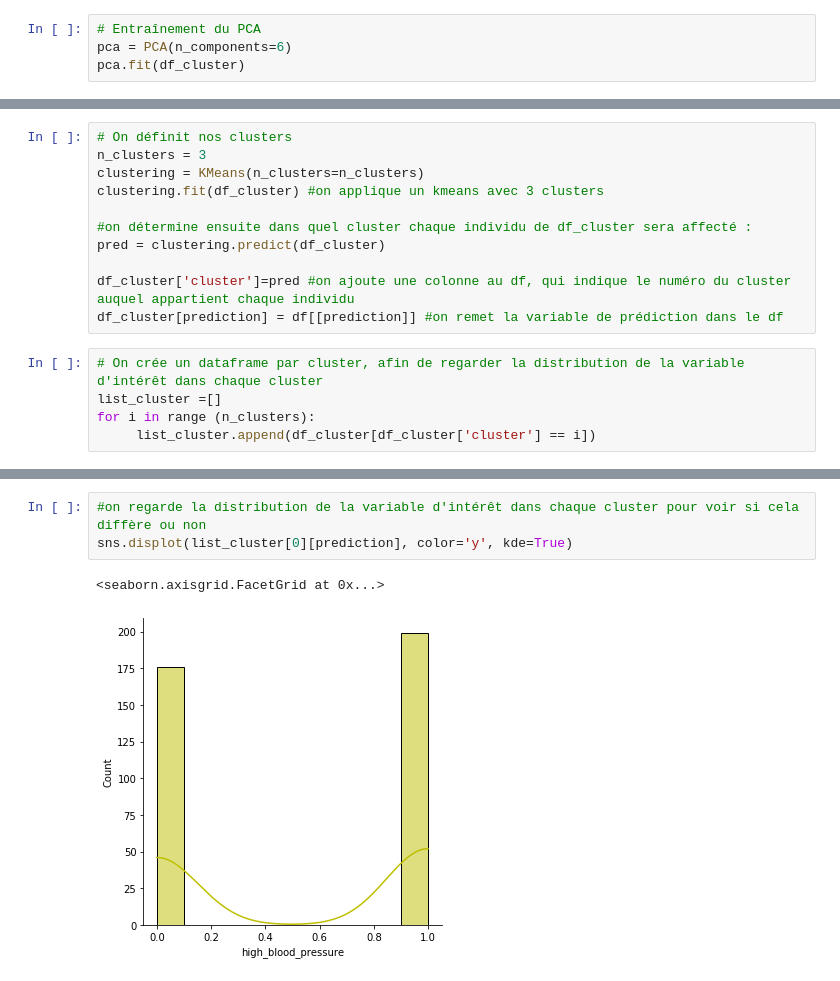
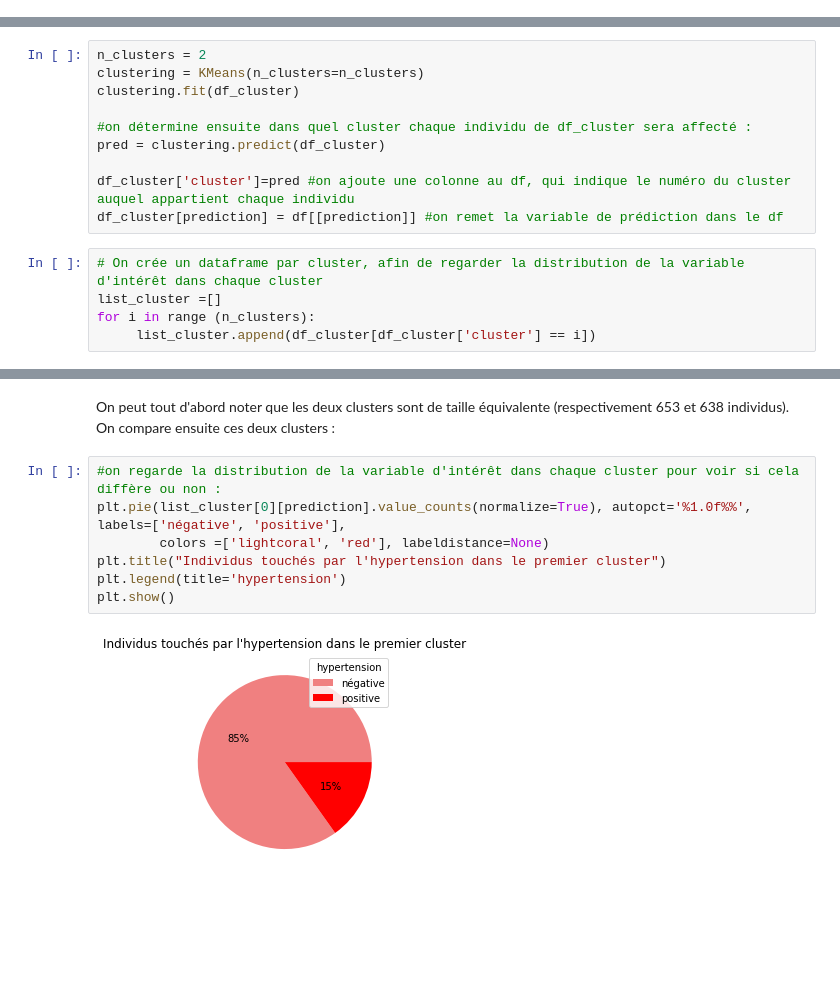
Before and after one commit to pmongruel/projet_python_2A, a Jupyter notebook: clustering.ipynb, the cells around one changed output, grey strips where cells are left out. Cells and saved outputs as stored; diff of their text form; blank space fills up the shorter version.

Commit message:
clustering

```diff
--- a/clustering.ipynb
+++ b/clustering.ipynb
@@ -33,4 +35,0 @@ df_cluster
-# %%
-# Entraînement du PCA
-pca = PCA(n_components=6)
-pca.fit(df_cluster)
@@ -81,8 +70,7 @@ Coefficient de silhouette: 0.12068160754312285
 # %%
-# On définit nos clusters
-n_clusters = 3
+n_clusters = 2
 clustering = KMeans(n_clusters=n_clusters)
-clustering.fit(df_cluster) #on applique un kmeans avec 3 clusters
+clustering.fit(df_cluster)
 
 #on détermine ensuite dans quel cluster chaque individu de df_cluster sera affecté :
 pred = clustering.predict(df_cluster)
@@ -145,6 +117,12 @@ list_cluster[2]
+# %% [markdown]
+On peut tout d'abord noter que les deux clusters sont de taille équivalente (respectivement 653 et 638 individus).
+On compare ensuite ces deux clusters :
 # %%
-#on regarde la distribution de la variable d'intérêt dans chaque cluster pour voir si cela diffère ou non
-sns.displot(list_cluster[0][prediction], color='y', kde=True)
+#on regarde la distribution de la variable d'intérêt dans chaque cluster pour voir si cela diffère ou non :
+plt.pie(list_cluster[0][prediction].value_counts(normalize=True), autopct='%1.0f%%', labels=['négative', 'positive'],
+        colors =['lightcoral', 'red'], labeldistance=None)
+plt.title("Individus touchés par l'hypertension dans le premier cluster")
+plt.legend(title='hypertension')
+plt.show()
 # %% [output]
-<seaborn.axisgrid.FacetGrid at 0x...>
-[figure, old version]
+[figure, new version]
```
Also changed, not shown: parts of 20 cells of this notebook, 1 other file.
